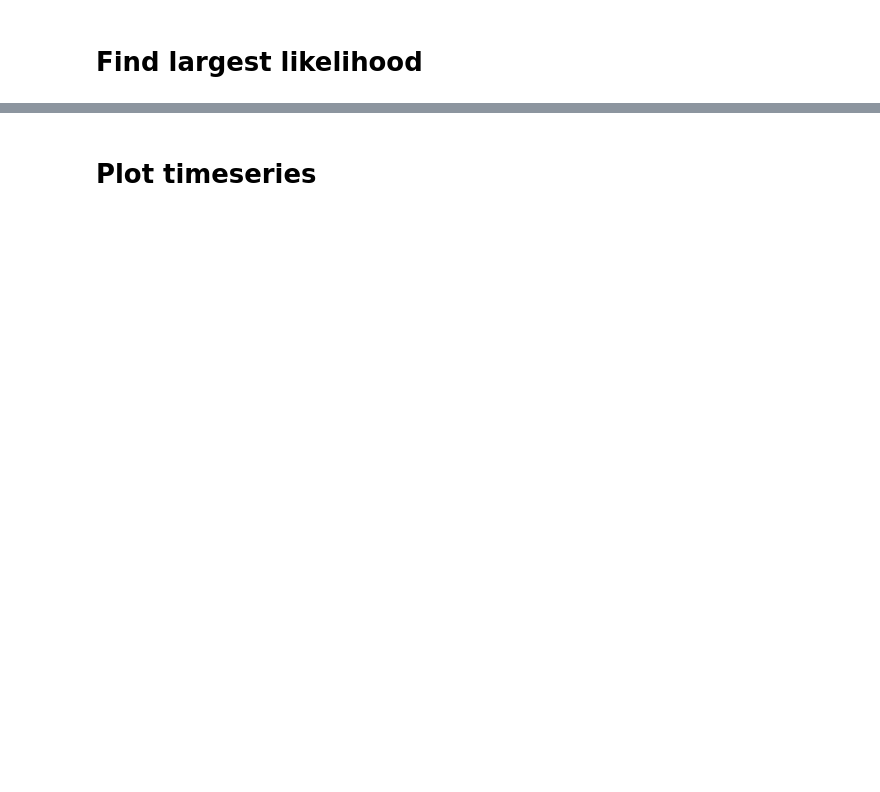
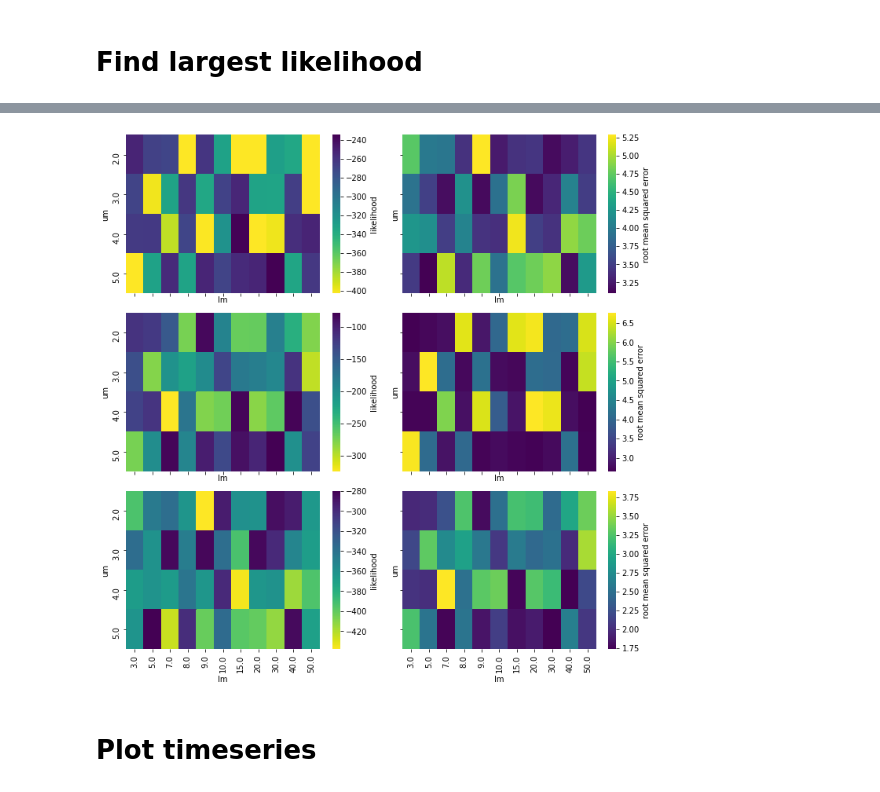
Before and after one commit to rcameronc/EU_LIG, a Jupyter notebook: rcc_notebooks/eu_lig_rccnotebook1_052020.ipynb, the cells around one changed output, grey strips where cells are left out. Cells and saved outputs as stored; diff of their text form; code cells hidden in the pictures; blank space fills up the shorter version.

```diff
--- a/rcc_notebooks/eu_lig_rccnotebook1_052020.ipynb
+++ b/rcc_notebooks/eu_lig_rccnotebook1_052020.ipynb
@@ -346,3 +628,38 @@ place
+# %%
+def heatmap(df, ice_model, lith, measure, ax):
+
+    heatmap = df.sort_values(by=['um', 'lm']).pivot_table(index='um', columns='lm', values=measure)
+
+    if 'likelihood' in measure:
+        cmap='viridis_r'
+    else:
+        cmap='viridis'
+
+    return sns.heatmap(heatmap,  cmap=cmap, ax=ax, cbar_kws={'label': f'{measure}'})
+
+
+fig, ax = plt.subplots(3, 2, figsize=(10, 10), sharex=True, sharey=True)
+ax=ax.flatten()
+
+for i, place in enumerate(places + places):
+
+    df_params, df_mets = get_likes(place, ice_model, lith)
+
+    largestlike, bestrmse = choose_bestmods(df_mets)
+
+    df_plt = splitNames(df_mets)
+    df_plt['likelihood'] = df_plt.log_marginal_likelihood
+
+    if i%2 == 0:
+        measure = 'likelihood'
+    else:
+        measure = 'root mean squared error'
+
+    heatmap(df_plt, ice_model, lith, measure, ax[i])
+
+plt.tight_layout()
+# %% [output]
+[figure, added]
 # %% [markdown]
 # Plot timeseries
 # %%
```
Also changed, not shown: parts of 19 cells of this notebook, 4 other files.
